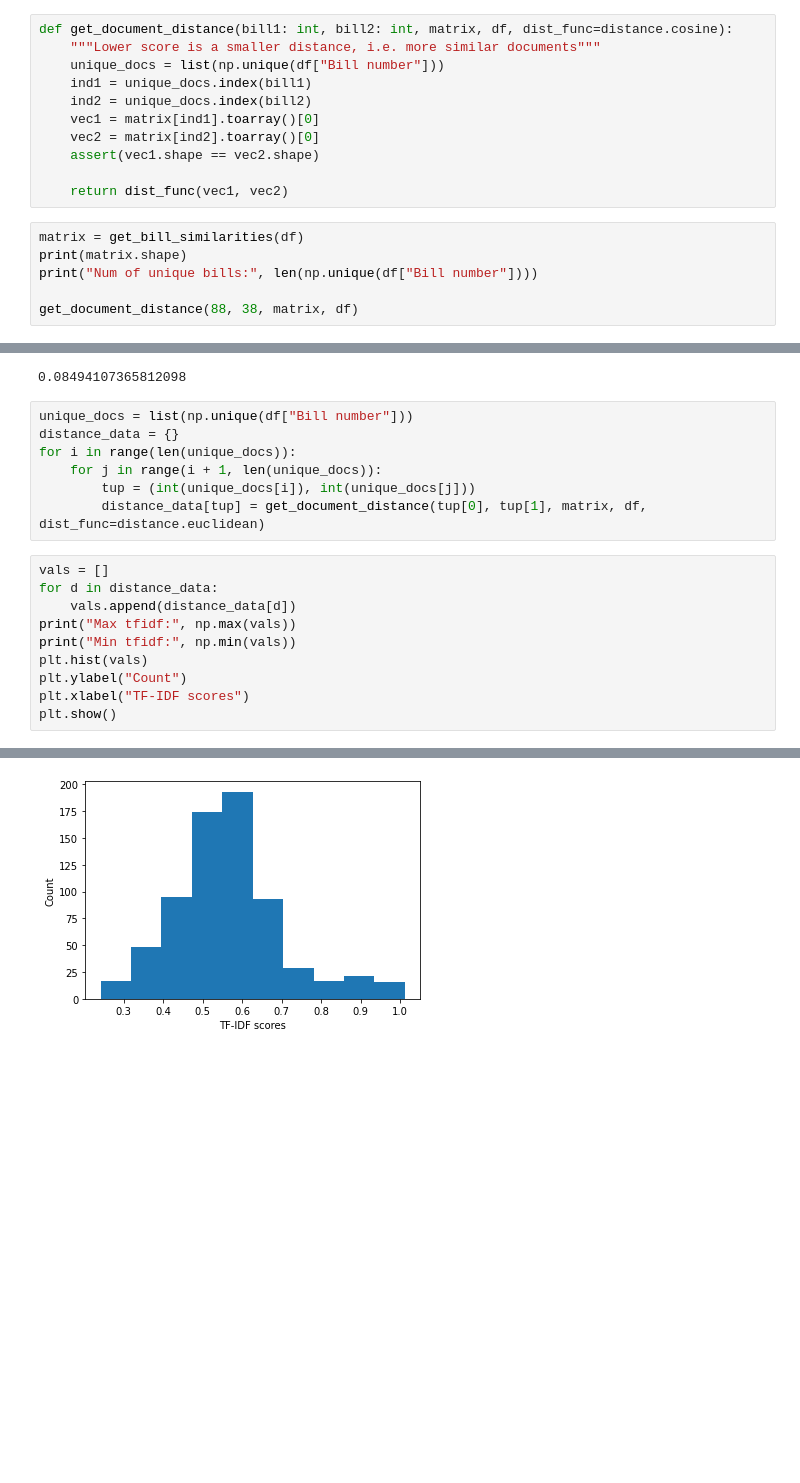
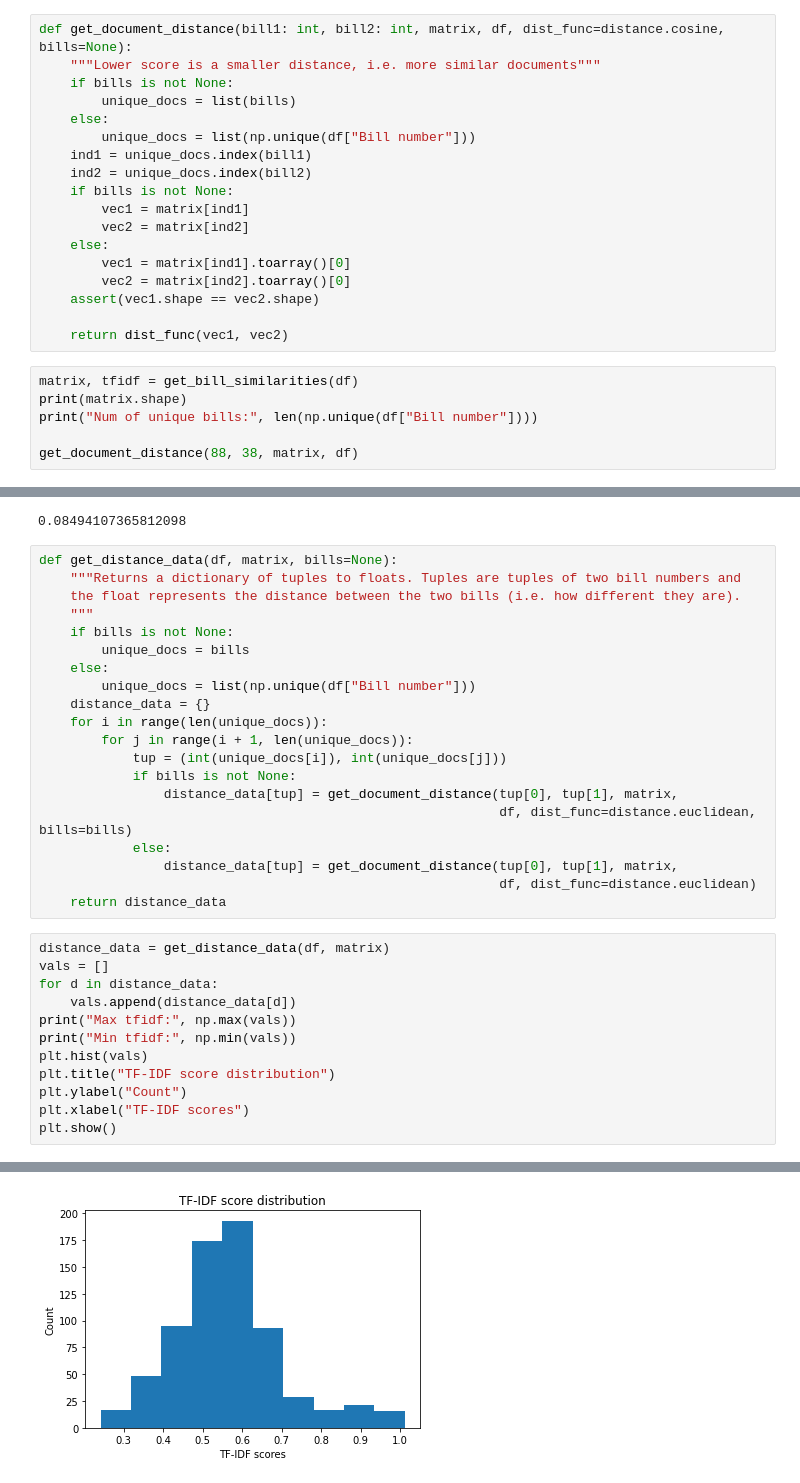
Before and after one commit to rosalg/cs224u-final-project, a Jupyter notebook: src/Main_code.ipynb, the cells around one changed output, grey strips where cells are left out. Drawn from its saved outputs; the diff is of its cells as text; blank space fills up the shorter version.

```diff
--- a/src/Main_code.ipynb
+++ b/src/Main_code.ipynb
@@ -171,16 +158,23 @@ def get_bill_similarities(df):
 # %%
-def get_document_distance(bill1: int, bill2: int, matrix, df, dist_func=distance.cosine):
+def get_document_distance(bill1: int, bill2: int, matrix, df, dist_func=distance.cosine, bills=None):
     """Lower score is a smaller distance, i.e. more similar documents"""
-    unique_docs = list(np.unique(df["Bill number"]))
+    if bills is not None:
+        unique_docs = list(bills)
+    else:
+        unique_docs = list(np.unique(df["Bill number"]))
     ind1 = unique_docs.index(bill1)
     ind2 = unique_docs.index(bill2)
-    vec1 = matrix[ind1].toarray()[0]
-    vec2 = matrix[ind2].toarray()[0]
+    if bills is not None:
+        vec1 = matrix[ind1]
+        vec2 = matrix[ind2]
+    else:
+        vec1 = matrix[ind1].toarray()[0]
+        vec2 = matrix[ind2].toarray()[0]
     assert(vec1.shape == vec2.shape)
 
     return dist_func(vec1, vec2)
 # %%
-matrix = get_bill_similarities(df)
+matrix, tfidf = get_bill_similarities(df)
 print(matrix.shape)
 print("Num of unique bills:", len(np.unique(df["Bill number"])))
 
@@ -190,26 +184,41 @@ get_document_distance(88, 38, matrix, df)
 Num of unique bills: 38
 0.08494107365812098
 # %%
-unique_docs = list(np.unique(df["Bill number"]))
-distance_data = {}
-for i in range(len(unique_docs)):
-    for j in range(i + 1, len(unique_docs)):
-        tup = (int(unique_docs[i]), int(unique_docs[j]))
-        distance_data[tup] = get_document_distance(tup[0], tup[1], matrix, df, dist_func=distance.euclidean)
+def get_distance_data(df, matrix, bills=None):
+    """Returns a dictionary of tuples to floats. Tuples are tuples of two bill numbers and
+    the float represents the distance between the two bills (i.e. how different they are).
+    """
+    if bills is not None:
+        unique_docs = bills
+    else:
+        unique_docs = list(np.unique(df["Bill number"]))
+    distance_data = {}
+    for i in range(len(unique_docs)):
+        for j in range(i + 1, len(unique_docs)):
+            tup = (int(unique_docs[i]), int(unique_docs[j]))
+            if bills is not None:
+                distance_data[tup] = get_document_distance(tup[0], tup[1], matrix,
+                                                           df, dist_func=distance.euclidean, bills=bills)
+            else:
+                distance_data[tup] = get_document_distance(tup[0], tup[1], matrix,
+                                                           df, dist_func=distance.euclidean)
+    return distance_data
 # %%
+distance_data = get_distance_data(df, matrix)
 vals = []
 for d in distance_data:
     vals.append(distance_data[d])
 print("Max tfidf:", np.max(vals))
 print("Min tfidf:", np.min(vals))
 plt.hist(vals)
+plt.title("TF-IDF score distribution")
 plt.ylabel("Count")
 plt.xlabel("TF-IDF scores")
 plt.show()
 # %% [output]
 Max tfidf: 1.0121102553681278
 Min tfidf: 0.241751797157583
-[figure, old version]
+[figure, new version]
 # %%
 MIN_COMMON_SPEAKERS = 10
 
```
Also changed, not shown: parts of 18 cells of this notebook.
